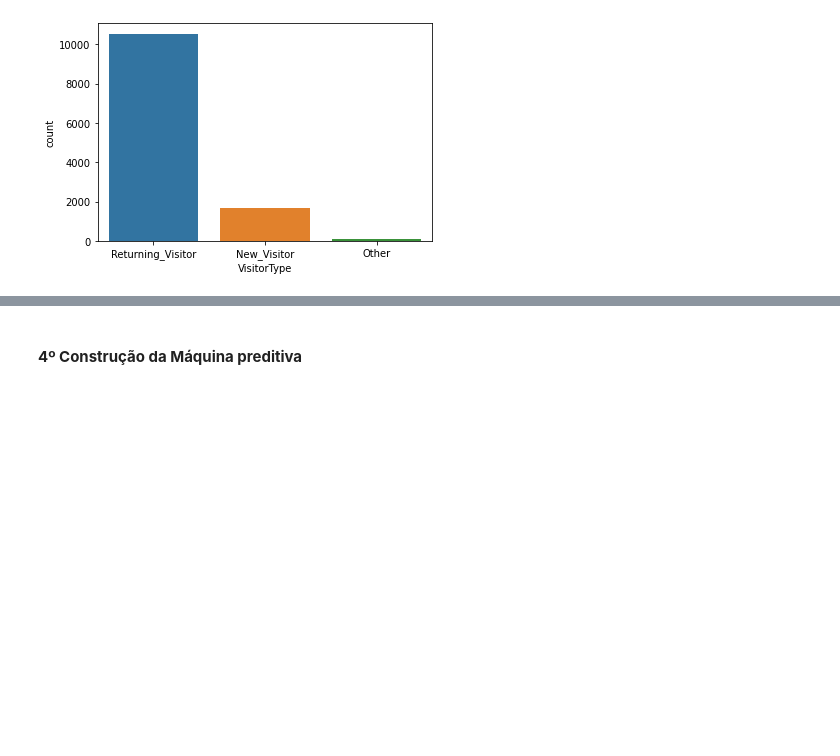
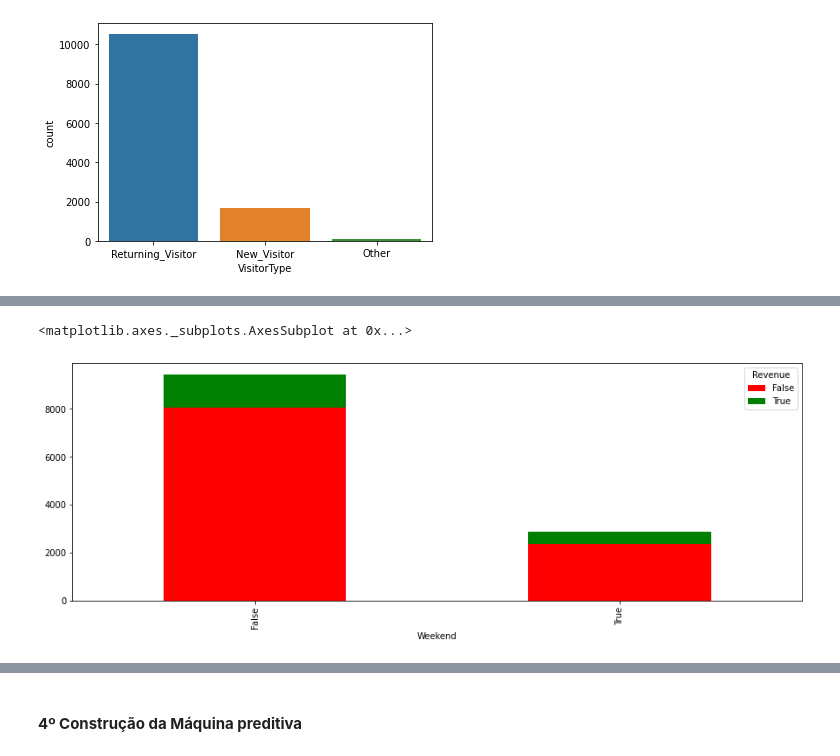
Before and after one commit to clferreira1985/Python, a Jupyter notebook: SVM_estudo_de_caso/SVM_estudo_de_caso.ipynb, the cells around one changed output, grey strips where cells are left out. Cells and saved outputs as stored; diff of their text form; code cells hidden in the pictures; blank space fills up the shorter version.

```diff
--- a/SVM_estudo_de_caso/SVM_estudo_de_caso.ipynb
+++ b/SVM_estudo_de_caso/SVM_estudo_de_caso.ipynb
@@ -233,0 +258,9 @@ sns.countplot(df_copy['VisitorType'])
+# %%
+# Stacked Bar Final de Semana x Revenue
+pd.crosstab(df_copy["Weekend"], df_copy['Revenue']).plot(kind='bar',
+                                                         stacked = True,
+                                                         figsize = (15, 5),
+                                                         color = ['red','green'])
+# %% [output]
+<matplotlib.axes._subplots.AxesSubplot at 0x...>
+[figure, added]
```
Also changed, not shown: parts of 17 cells of this notebook.
